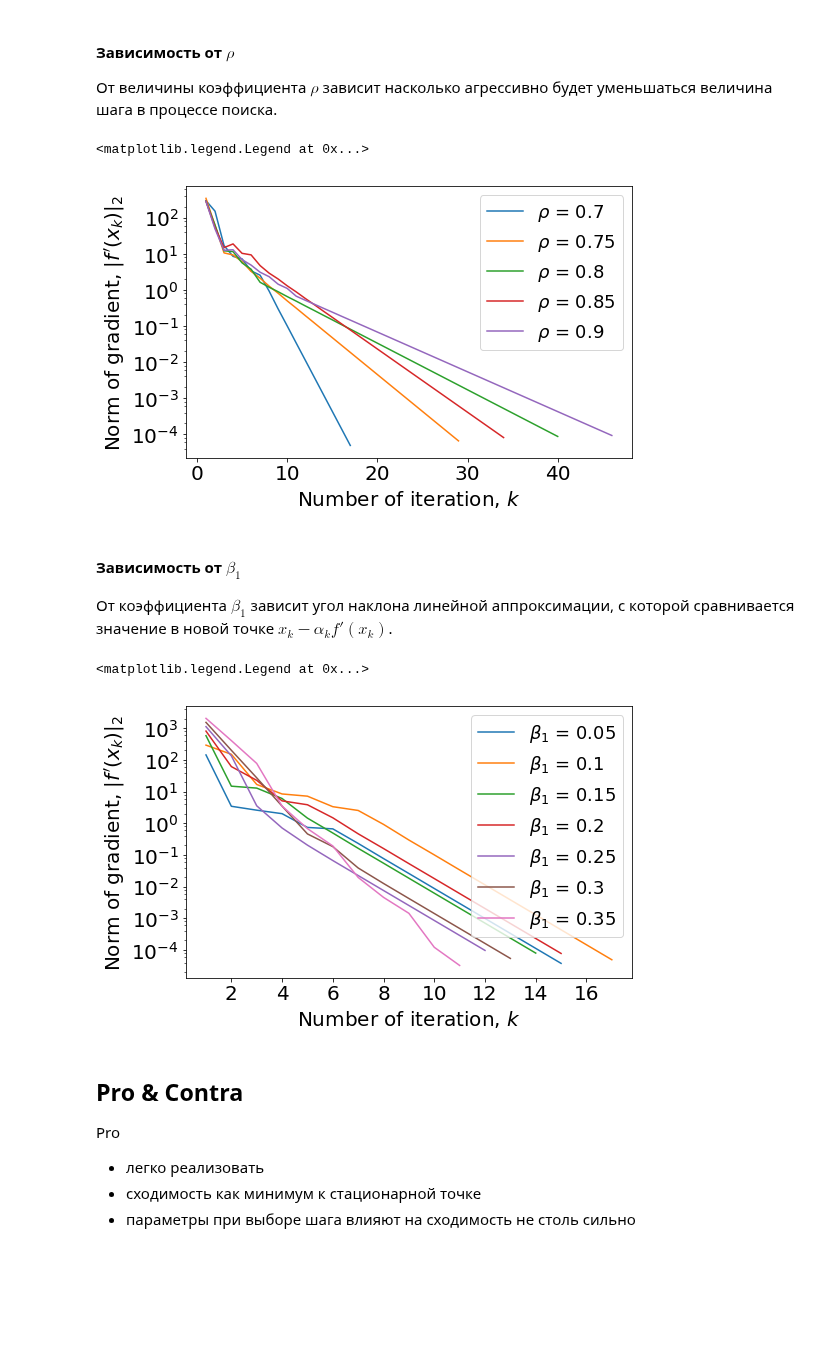
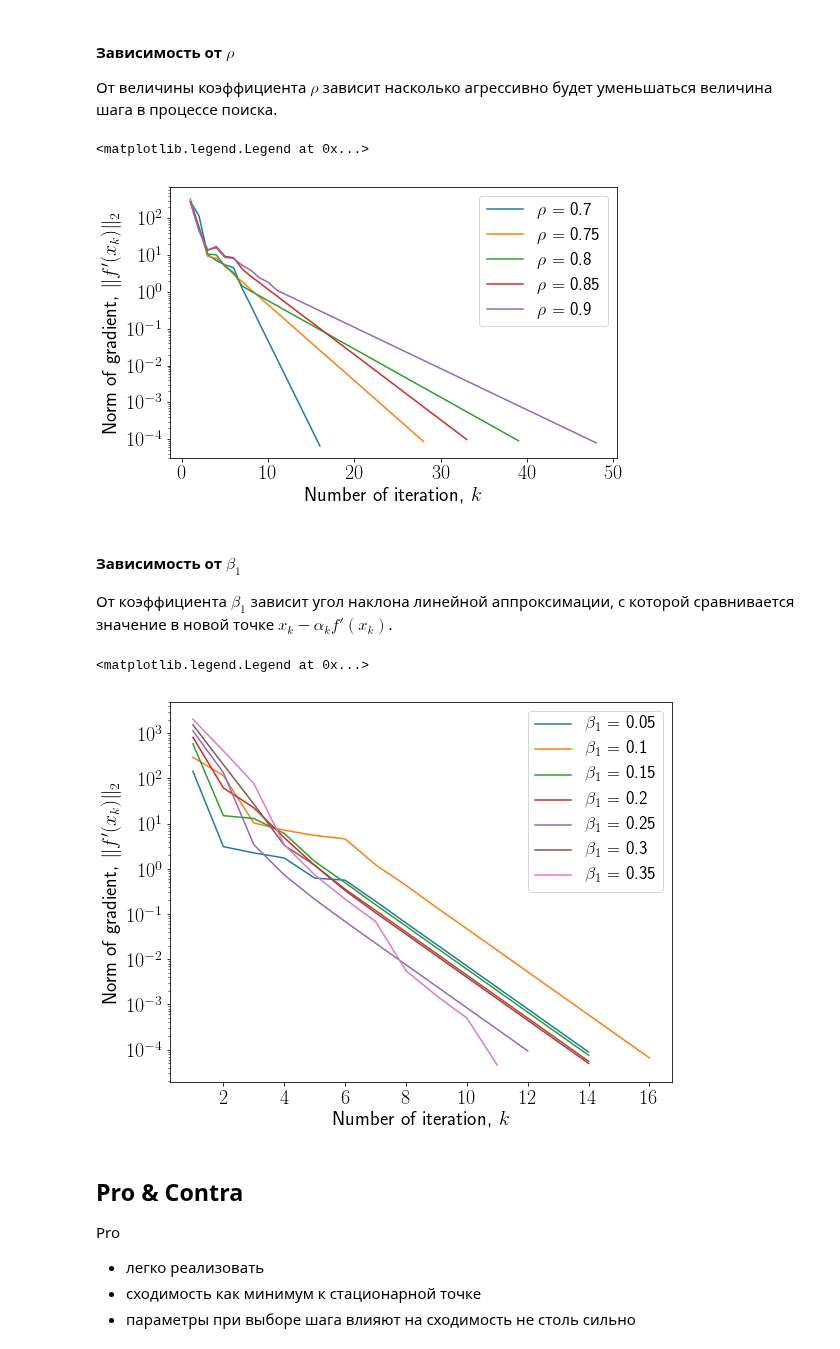
Before and after one commit to amkatrutsa/optimization_course, a Jupyter notebook: 13-GradDescent/Seminar13.ipynb, the cells around one changed output. Saved outputs shown, nothing was run; the diff lists cells and outputs as text; code cells hidden in the pictures; blank space fills up the shorter version.

```diff
--- a/13-GradDescent/Seminar13.ipynb
+++ b/13-GradDescent/Seminar13.ipynb
@@ -332,6 +345,7 @@ def my_gradf(x, A):
 # %%
 %matplotlib inline
 import matplotlib.pyplot as plt
+plt.rc("text", usetex=True)
 
 gammas = [0.1, 0.5, 1, 2, 3, 4, 5, 10, 20, 50, 100, 1000, 5000, 10000]
 num_iter_converg = []
@@ -340,10 +354,10 @@ for g in gammas:
                   [0, g]], dtype=np.float64)
     f = lambda x: my_f(x, A)
     gradf = lambda x: my_gradf(x, A)
-    x0 = np.random.rand(A.shape[0])
+#     x0 = np.random.rand(A.shape[0])
 #     x0 = np.sort(x0)
 #     x0 = x0[::-1]
-#     x0 = np.array([g, 1], dtype=np.float64)
+    x0 = np.array([g, 1], dtype=np.float64)
 #     print x0[1] / x0[0]
     res = GradientDescent(f, gradf, x0, 1e-7, 10000, exact_linesearch)
     num_iter_converg.append(res["num_iter"])
@@ -353,6 +367,6 @@ plt.loglog(gammas, num_iter_converg)
 plt.xticks(fontsize = 20)
 plt.yticks(fontsize = 20)
 plt.xlabel(r"$\gamma$", fontsize=20)
-plt.ylabel(r"Number of iteration with $\varepsilon = 10^{-7}$", fontsize=20)
+plt.ylabel(r"Number of iterations with $\varepsilon = 10^{-7}$", fontsize=20)
 # %% [output]
 <matplotlib.text.Text at 0x...>
@@ -463,7 +477,7 @@ plt.yticks(fontsize = 20)
 plt.legend(loc="best", fontsize=18)
 # %% [output]
 <matplotlib.legend.Legend at 0x...>
-[figure, old version]
+[figure, new version]
 # %% [markdown]
 #### Зависимость от $\beta_1$
 
@@ -471,22 +485,22 @@ plt.legend(loc="best", fontsize=18)
 # %%
 betas = [0.05 + i * 0.05 for i in xrange(7)]
 hist_x = []
 callback = lambda x: my_callback(x, hist_x)
-plt.figure(figsize=(8, 5))
+plt.figure(figsize=(9, 7))
 for beta in betas:
     GradientDescent(f, grad_f, x0, 1e-4, 100, backtracking, callback=callback,
                     method="Armijo", beta1=beta, rho=0.7)
     grad_norm = [np.linalg.norm(grad_f(x)) for x in hist_x]
     plt.semilogy(range(1, len(grad_norm) + 1), grad_norm, label=r"$\beta_1$ = " + str(beta))
     hist_x = []
 plt.xlabel(r"Number of iteration, $k$", fontsize=20)
 plt.ylabel(r"Norm of gradient, $\| f'(x_k) \|_2$", fontsize=20)
 plt.xticks(fontsize = 20)
 plt.yticks(fontsize = 20)
 plt.legend(loc="best", fontsize=18)
 # %% [output]
 <matplotlib.legend.Legend at 0x...>
-[figure, old version]
+[figure, new version]
 # %% [markdown]
 ## Pro & Contra
 
```
Also changed, not shown: parts of 5 cells of this notebook.
